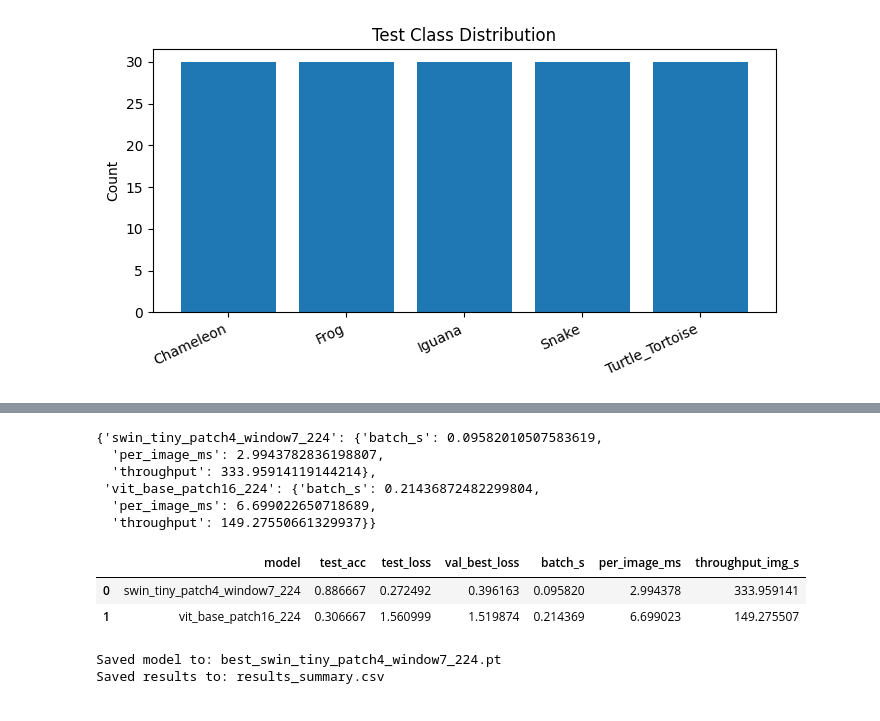
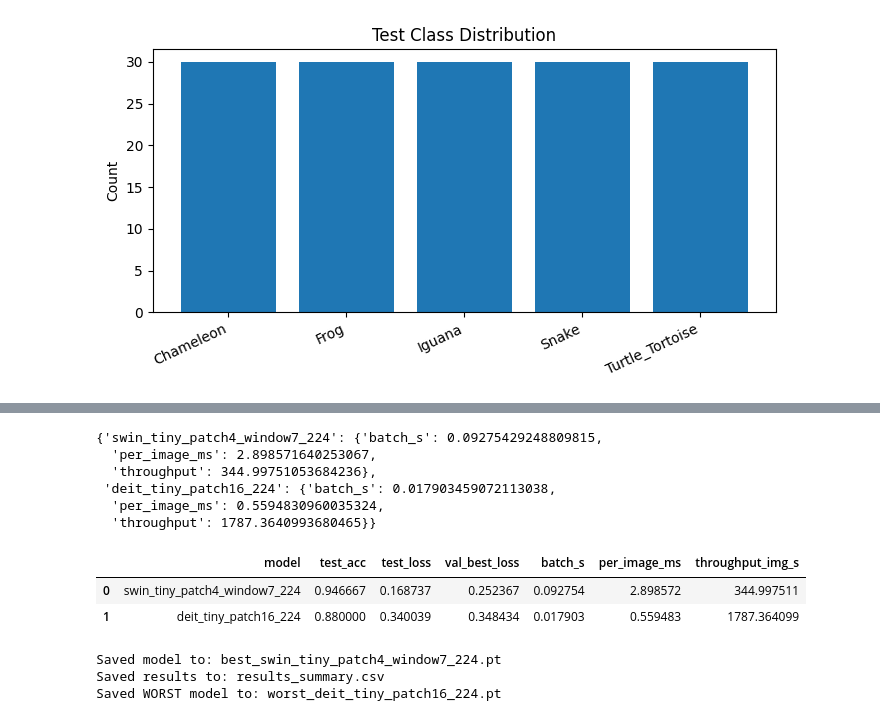
Before and after one commit to sigawari/VisionTransformer-Comparison, a Jupyter notebook: vision.ipynb, the cells around one changed output, grey strips where cells are left out. Cells and saved outputs as stored; diff of their text form; code cells hidden in the pictures.

```diff
--- a/vision.ipynb
+++ b/vision.ipynb
@@ -261,15 +274,18 @@ def train_and_eval(model_name):
 # ======================
 # Hyperparameters & Model Names
 # ======================
+IMG_SIZE = 224
+BATCH_SIZE = 32
+
 EPOCHS = 15
 WARMUP_EPOCHS = 1
-LR = 3e-4
+LR = 1e-4
 WEIGHT_DECAY = 5e-2
 PATIENCE = 4
 
 MODEL_NAMES = [
     "swin_tiny_patch4_window7_224",
-    "vit_base_patch16_224",
+    "deit_tiny_patch16_224",
 ]
 
 print("Hyperparams ready.")
@@ -417,42 +475,56 @@ for r in results:
     bench[r["name"]] = {"batch_s": bt, "per_image_ms": ms, "throughput": th}
 bench
 # %% [output]
-{'swin_tiny_patch4_window7_224': {'batch_s': 0.09582010507583619,
-  'per_image_ms': 2.9943782836198807,
-  'throughput': 333.95914119144214},
- 'vit_base_patch16_224': {'batch_s': 0.21436872482299804,
-  'per_image_ms': 6.699022650718689,
-  'throughput': 149.27550661329937}}
+{'swin_tiny_patch4_window7_224': {'batch_s': 0.09275429248809815,
+  'per_image_ms': 2.898571640253067,
+  'throughput': 344.99751053684236},
+ 'deit_tiny_patch16_224': {'batch_s': 0.017903459072113038,
+  'per_image_ms': 0.5594830960035324,
+  'throughput': 1787.3640993680465}}
 # %%
 import pandas as pd
 rows = []
 for r in results:
     rows.append({
         "model": r["name"],
         "test_acc": r["test_acc"],
         "test_loss": r["test_loss"],
         "val_best_loss": r["val_best_loss"],
         "batch_s": bench[r["name"]]["batch_s"],
         "per_image_ms": bench[r["name"]]["per_image_ms"],
         "throughput_img_s": bench[r["name"]]["throughput"],
     })
 df = pd.DataFrame(rows).sort_values("test_acc", ascending=False).reset_index(drop=True)
 display(df)
 
 best = max(results, key=lambda x: x["test_acc"])
 save_path = f"best_{best['name']}.pt"
 torch.save({"state_dict": best["model"].state_dict(),
             "classes": class_names,
             "img_size": IMG_SIZE,
             "model_name": best["name"]}, save_path)
 
 df.to_csv("results_summary.csv", index=False)
 print("Saved model to:", save_path)
 print("Saved results to: results_summary.csv")
+
+# Simpan model dengan performa kurang
+worst = min(results, key=lambda x: x["test_acc"])
+save_path_worst = f"worst_{worst['name']}.pt"
+
+torch.save({
+    "state_dict": worst["model"].state_dict(),
+    "classes": class_names,
+    "img_size": IMG_SIZE,
+    "model_name": worst["name"]
+}, save_path_worst)
+
+print("Saved WORST model to:", save_path_worst)
 # %% [output]
 |  | model | test_acc | test_loss | val_best_loss | batch_s | per_image_ms | throughput_img_s |
-| 0 | swin_tiny_patch4_window7_224 | 0.886667 | 0.272492 | 0.396163 | 0.095820 | 2.994378 | 333.959141 |
-| 1 | vit_base_patch16_224 | 0.306667 | 1.560999 | 1.519874 | 0.214369 | 6.699023 | 149.275507 |
+| 0 | swin_tiny_patch4_window7_224 | 0.946667 | 0.168737 | 0.252367 | 0.092754 | 2.898572 | 344.997511 |
+| 1 | deit_tiny_patch16_224 | 0.880000 | 0.340039 | 0.348434 | 0.017903 | 0.559483 | 1787.364099 |
 Saved model to: best_swin_tiny_patch4_window7_224.pt
 Saved results to: results_summary.csv
+Saved WORST model to: worst_deit_tiny_patch16_224.pt
 # %%
```
Also changed, not shown: parts of 10 cells of this notebook, 15 other files.
